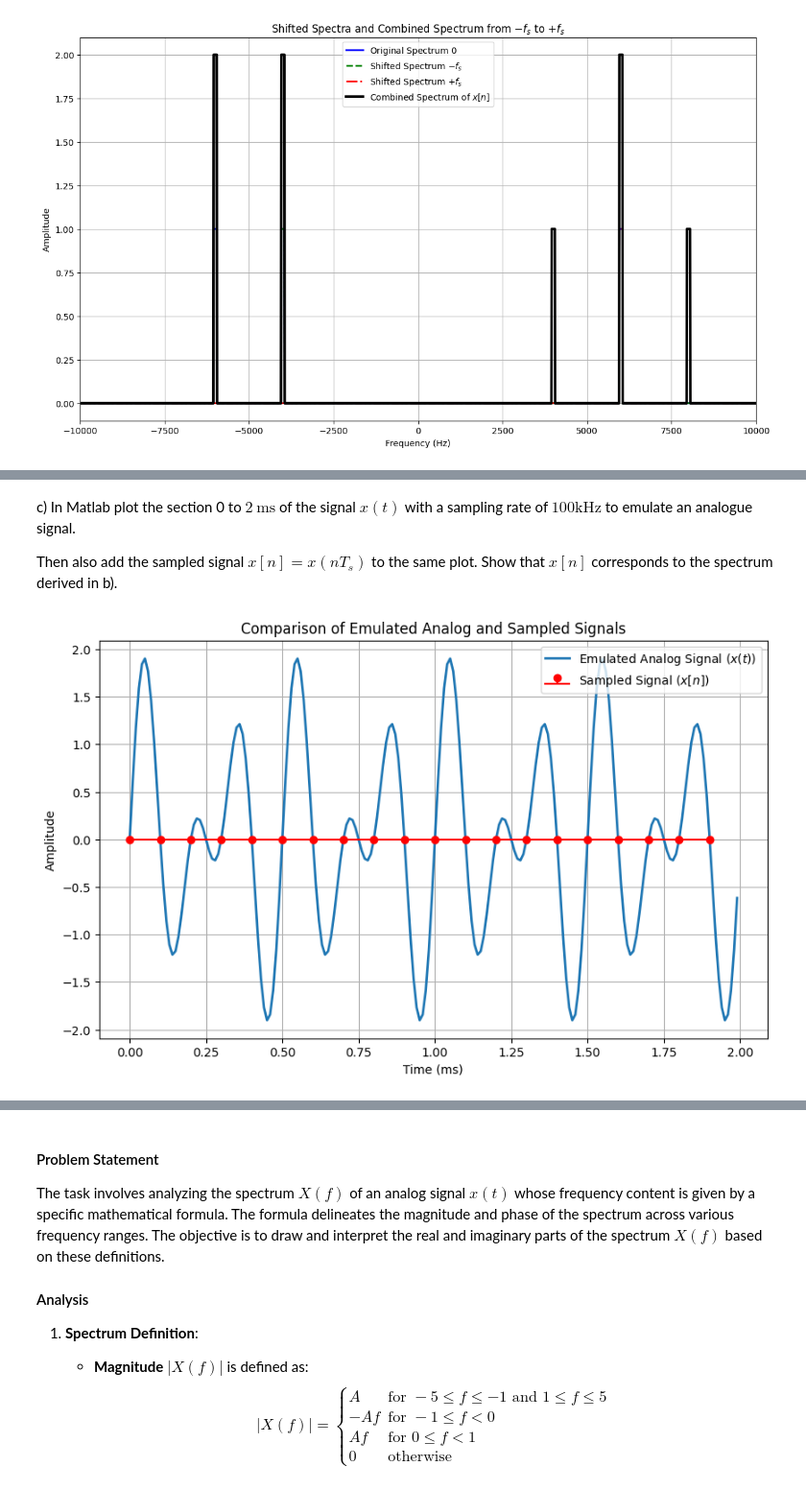
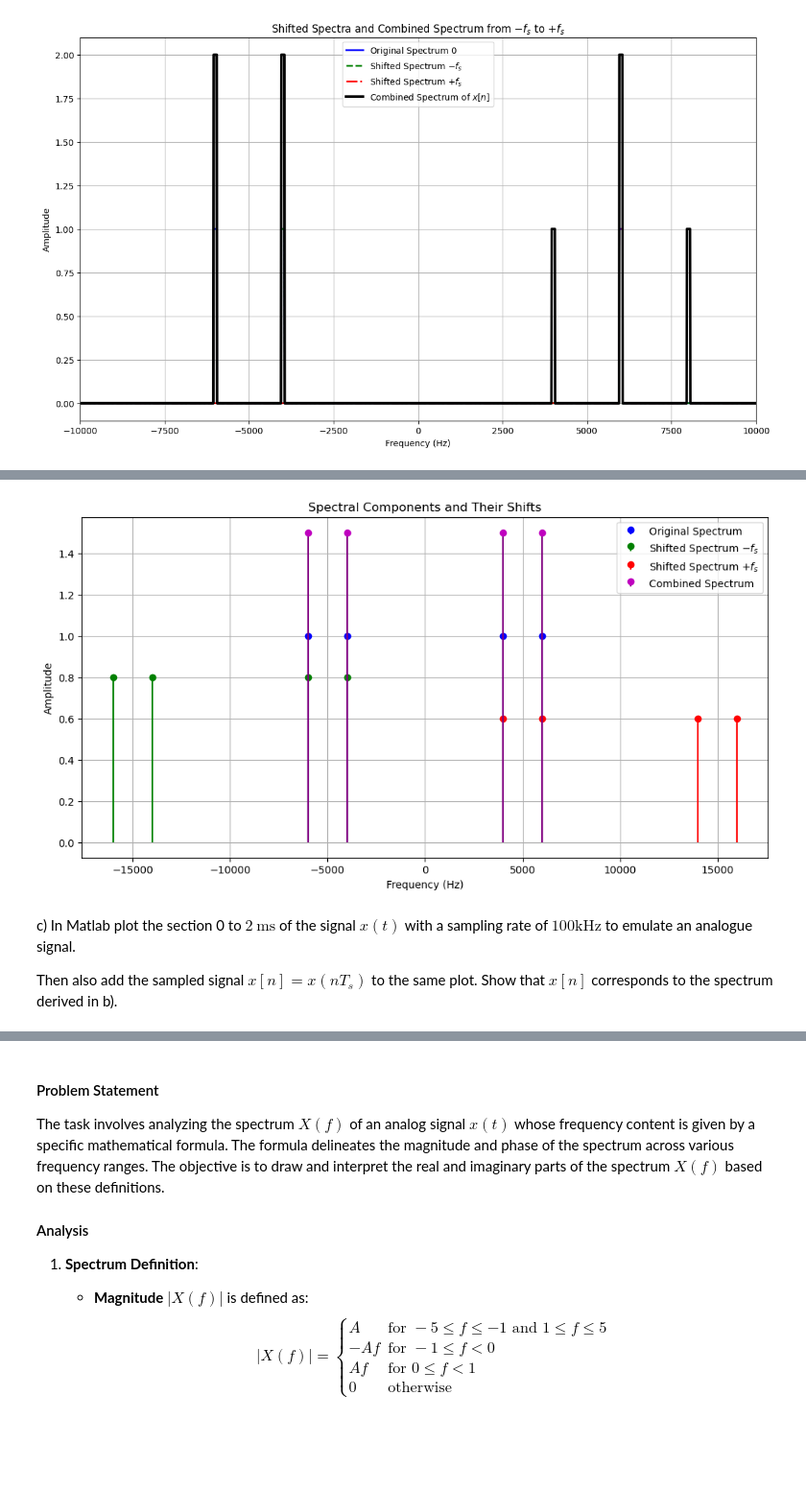
Before and after one commit to wolfram-laube/dsp-ue_grp-22, a Jupyter notebook: Assignment_3/DSP_Assignment_3.ipynb, the cells around one changed output, grey strips where cells are left out. Shown at 96% size. Drawn from its saved outputs; the diff is of its cells as text; code cells hidden in the pictures; blank space fills up the shorter version.

```diff
--- a/Assignment_3/DSP_Assignment_3.ipynb
+++ b/Assignment_3/DSP_Assignment_3.ipynb
@@ -137,36 +179,40 @@ plt.show()
+# %%
+import numpy as np
+import matplotlib.pyplot as plt
+
+# Example frequency components and their shifts
+frequencies = np.array([-6000, -4000, 4000, 6000])  # Original frequencies
+fs = 10000  # Sampling frequency
+shift = fs  # Shift amount for the spectra
+
+# Create the plot
+plt.figure(figsize=(12, 6))
+
+# Plot original spectrum
+plt.stem(frequencies, np.ones_like(frequencies), linefmt='blue', markerfmt='bo', basefmt=" ", label='Original Spectrum')
+
+# Increase marker size by specifying it in the format string
+marker_size = 10  # Marker size for visual clarity
+
+# Plot shifted spectrum by -fs
+plt.stem(frequencies - shift, np.ones_like(frequencies) * 0.8, linefmt='green', markerfmt='go', basefmt=" ", label='Shifted Spectrum $-f_s$')
+
+# Plot shifted spectrum by +fs
+plt.stem(frequencies + shift, np.ones_like(frequencies) * 0.6, linefmt='red', markerfmt='ro', basefmt=" ", label='Shifted Spectrum $+f_s$')
+
+# Plot combined spectrum if necessary
+combined_spectrum = np.ones_like(frequencies) * 1.5  # Example combined values for the same frequencies
+plt.stem(frequencies, combined_spectrum, linefmt='purple', markerfmt='mo', basefmt=" ", label='Combined Spectrum')
+
+plt.title('Spectral Components and Their Shifts')
+plt.xlabel('Frequency (Hz)')
+plt.ylabel('Amplitude')
+plt.legend()
+plt.grid(True)
+plt.show()
+# %% [output]
+[figure, added]
 # %% [markdown]
 c) In Matlab plot the section 0 to $2 \mathrm{~ms}$ of the signal $x(t)$ with a sampling rate of $100 \mathrm{kHz}$ to emulate an analogue signal.
 
 Then also add the sampled signal $x[n]=x\left(n T_{s}\right)$ to the same plot. Show that $x[n]$ corresponds to the spectrum derived in b).
-# %%
-import numpy as np
-import matplotlib.pyplot as plt
-
-# Define the signal parameters
-f1 = 4000  # frequency of the first sine wave in Hz
-f2 = 6000  # frequency of the second sine wave in Hz
-t_end = 2e-3  # end time in seconds (2 ms)
-
-# High sampling rate for emulating the analog signal
-fs_high = 100000  # 100 kHz
-t_high = np.linspace(0, t_end, int(fs_high * t_end), endpoint=False)
-x_t = np.sin(2 * np.pi * f1 * t_high) + np.sin(2 * np.pi * f2 * t_high)
-
-# Sampling rate for the actual sampled signal
-fs = 10000  # 10 kHz
-t_sampled = np.linspace(0, t_end, int(fs * t_end), endpoint=False)
-x_n = np.sin(2 * np.pi * f1 * t_sampled) + np.sin(2 * np.pi * f2 * t_sampled)
-
-# Plotting both signals
-plt.figure(figsize=(10, 6))
-plt.plot(t_high * 1000, x_t, label='Emulated Analog Signal ($x(t)$)', linewidth=2)
-plt.stem(t_sampled * 1000, x_n, linefmt='r-', markerfmt='ro', basefmt='r-', label='Sampled Signal ($x[n]$)')
-plt.title('Comparison of Emulated Analog and Sampled Signals')
-plt.xlabel('Time (ms)')
-plt.ylabel('Amplitude')
-plt.legend()
-plt.grid(True)
-plt.savefig('fig/ex1_c_plot.png')
-plt.show()
-# %% [output]
-[figure, removed]
```
Also changed, not shown: parts of 3 cells of this notebook.
